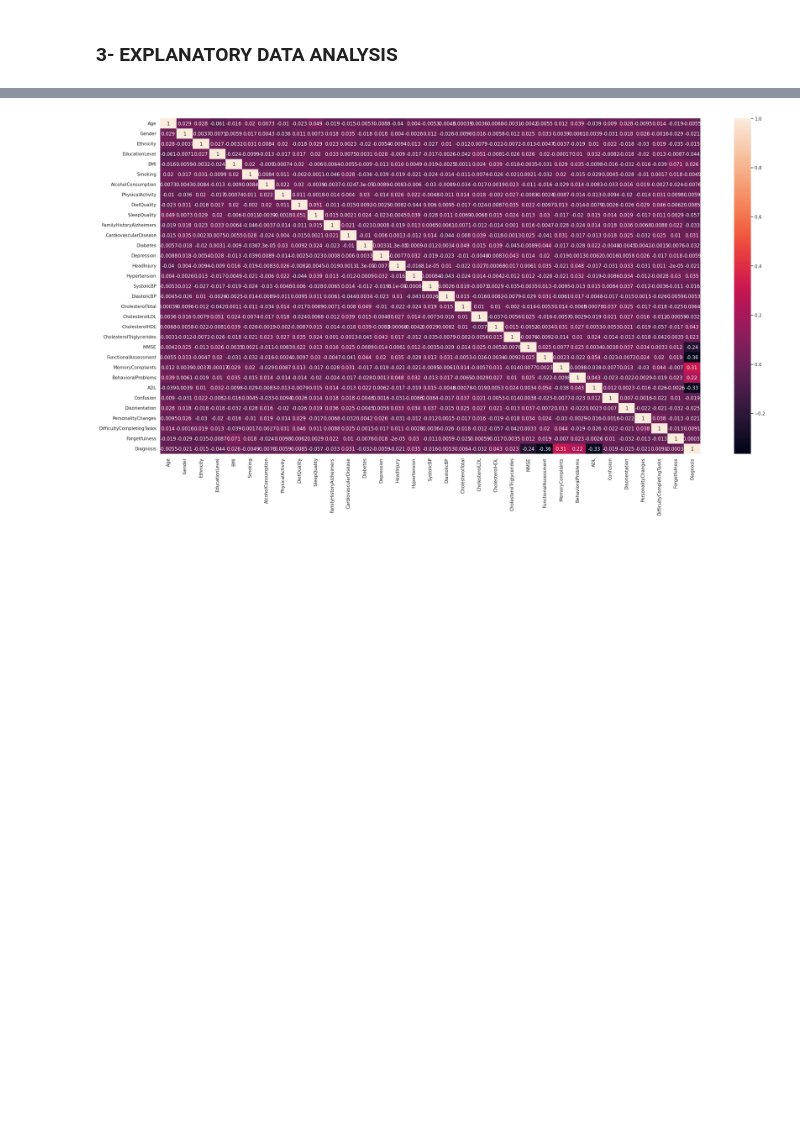
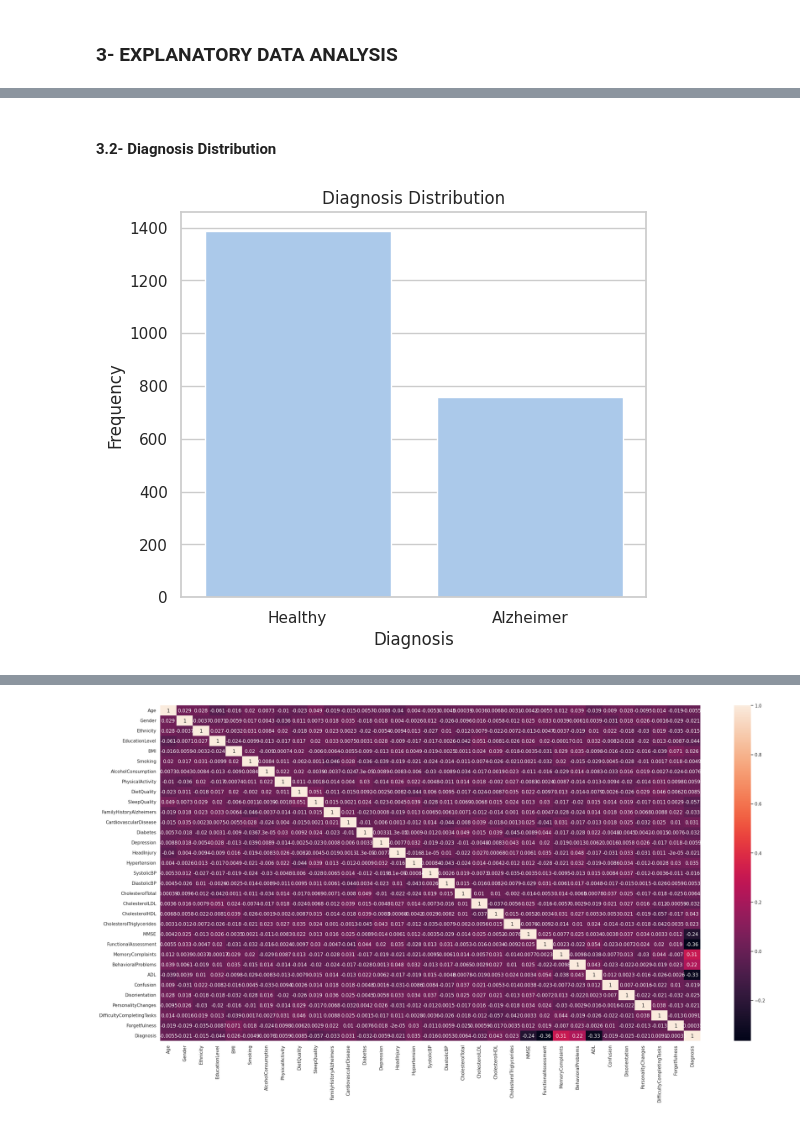
Before and after one commit to noobPeople/Alzheimer-disease-classification, a Jupyter notebook: Alzheimer_Desease_Prediction.ipynb, the cells around one changed output, grey strips where cells are left out. Saved outputs shown, nothing was run; the diff lists cells and outputs as text; code cells hidden in the pictures; blank space fills up the shorter version.

```diff
--- a/Alzheimer_Desease_Prediction.ipynb
+++ b/Alzheimer_Desease_Prediction.ipynb
@@ -114,0 +127,13 @@ categorical_features = categorical_features.drop(['Age', 'SystolicBP', 'Diastoli
+# %% [markdown]
+#### 3.2- Diagnosis Distribution
+# %%
+diagnosis_map = {0: 'Healthy', 1: 'Alzheimer'}
+
+plt.figure(figsize=(6, 5))
+sns.countplot(x=df['Diagnosis'].map(diagnosis_map), data=df)
+plt.title('Diagnosis Distribution')
+plt.xlabel('Diagnosis')
+plt.ylabel('Frequency')
+plt.show()
+# %% [output]
+[figure, added]
```
Also changed, not shown: parts of 23 cells of this notebook.
